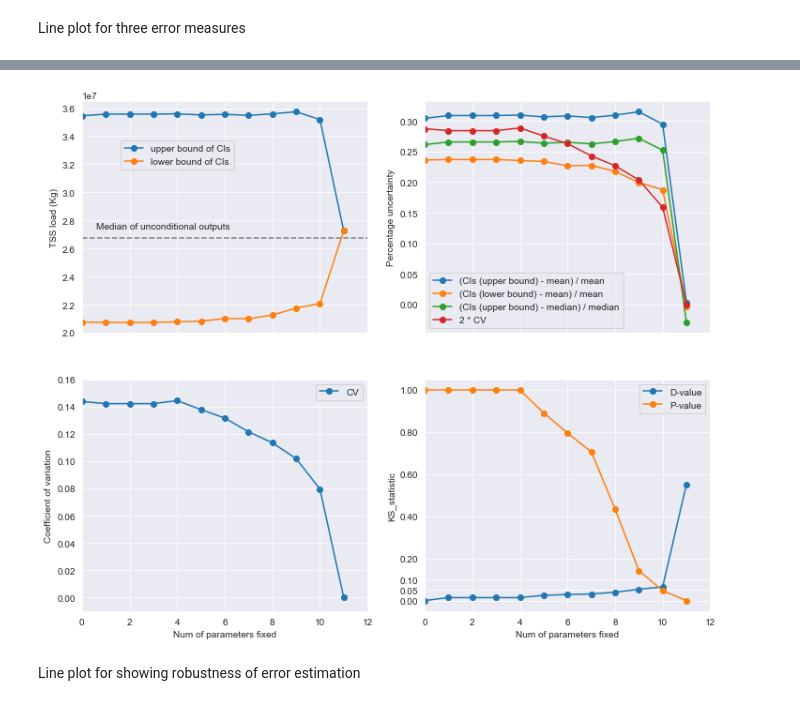
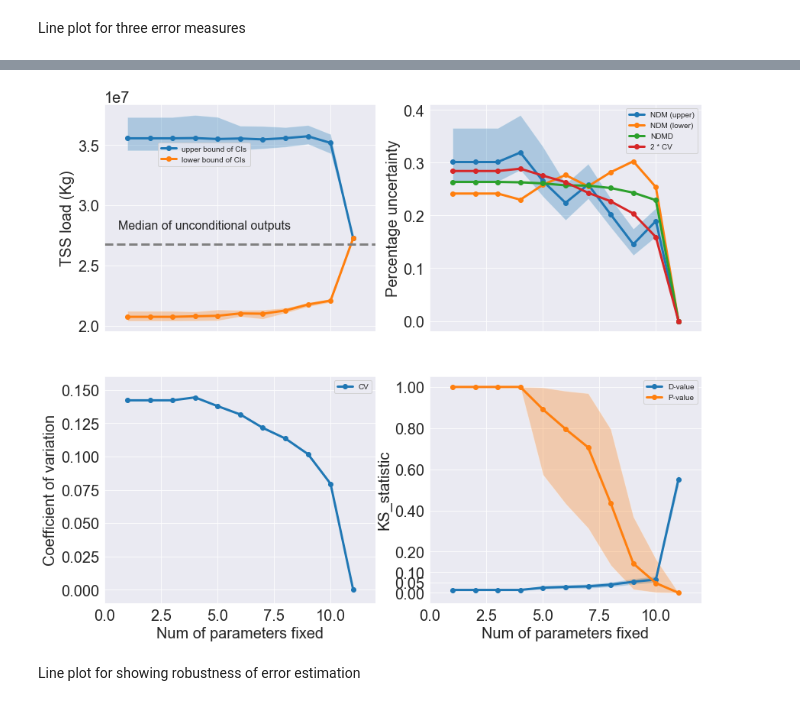
Before and after one commit to QianWanghhu/factor_fixing, a Jupyter notebook: qian_dev/visualization.ipynb, the cells around one changed output, grey strips where cells are left out. Cells and saved outputs as stored; diff of their text form; code cells hidden in the pictures.

```diff
--- a/qian_dev/visualization.ipynb
+++ b/qian_dev/visualization.ipynb
@@ -131,10 +130,12 @@ plot_heatmap(df, save=True, save_name=filename.split('.')[0])
 Line plot for three error measures
 # %%
 # prepare the data for plot: confidence intervals and the coefficient of variation
-filepath = '../output/paper/error_measures/'
-filename = ['cf_upper', 'cf_lower', 'cv', 'conf_width_relative_95', 'ks', 'pvalue']
+filepath = '../output/paper/error_measures/0913/'
+filename = ['cf_upper', 'cf_lower', 'cv', 'ks', 'pvalue', 'cf_upper_upper',
+'cf_upper_lower', 'cf_lower_upper', 'cf_lower_lower',
+'ks_lower', 'ks_upper', 'pvalue_lower', 'pvalue_upper', 'cond_mean']
 # read statistics from the file y_uncond_stats.json
-with open(f'{filepath}y_uncond_stats.json', 'r') as fp: y_uncond_stat = json.load(fp)
+# with open(f'{filepath}y_uncond_stats.json', 'r') as fp: y_uncond_stat = json.load(fp)
 
 # get data in the corresponding column
 num_params = 11
@@ -147,14 +148,20 @@ df.index = np.arange(df.shape[0], 0, -1)
 df.index.name = 'Num of parameters fixed'
 df.reset_index(inplace=True)
 # add the one with no parameter fixed
-df.loc[11, :] = [0, y_uncond_stat['cf_upper'], y_uncond_stat['cf_lower'],
-                y_uncond_stat['cv'], 1, 0, 1]
+# df.loc[11, :] = [0, y_uncond_stat['cf_upper'], y_uncond_stat['cf_lower'],
+#                 y_uncond_stat['cv'], 1, 0, 1]
 # %%
 # add the relative change of CIs formed as the deviation to median
-cf_median = (y_uncond_stat['cf_upper'] + y_uncond_stat['cf_lower']) / 2
-df.loc[:, 'upper_mean'] = (df.cf_upper - y_uncond_stat['mean']) / y_uncond_stat['mean']
-df.loc[:, 'lower_mean'] = (y_uncond_stat['mean'] - df.cf_lower) / y_uncond_stat['mean']
-df.loc[:, 'cf_median_mean'] = (df.cf_upper - cf_median) / cf_median
+cf_median = (df.loc[:, 'cf_upper'] + df.loc[:, 'cf_lower']) / 2
+df.loc[:, 'upper_mean'] = (df.cf_upper - df.cond_mean) / df.cond_mean
+df.loc[:, 'upper_mean_lower'] = (df.cf_upper_lower - df.cond_mean) / df.cond_mean
+df.loc[:, 'upper_mean_upper'] = (df.cf_upper_upper - df.cond_mean) / df.cond_mean
+df.loc[:, 'lower_mean'] = (df.cond_mean - df.cf_lower) / df.cond_mean
+df.loc[:, 'lower_mean_lower'] = (df.cond_mean - df.cf_lower_lower) / df.cond_mean
+df.loc[:, 'lower_mean_upper'] = (df.cond_mean - df.cf_lower_upper) / df.cond_mean
+df.loc[:, 'cf_median_mean'] = (cf_median - df.cf_lower) / cf_median
+df.loc[:, 'cf_median_lower'] = (cf_median - df.cf_lower_lower) / cf_median
+df.loc[:, 'cf_median_upper'] = (cf_median - df.cf_lower_upper) / cf_median
 df.loc[:, 'cf_cv'] = 2 * df['cv']
 # %%
 df
@@ -177,37 +183,44 @@ df
 sns.set_style('darkgrid')
 fs = 10
 fig, axes = plt.subplots(2, 2, sharex=True)
 x_col = 'Num of parameters fixed'
 ax = df.plot(x=x_col, y=filename[0:2],
-            figsize=(12, 10), marker='o', ax=axes[0, 0])
+            figsize=(14, 12), marker='o', ax=axes[0, 0])
+ax.fill_between(df.loc[:, x_col], df.cf_upper_lower, df.cf_upper_upper, alpha=0.3)
+ax.fill_between(df.loc[:, x_col], df.cf_lower_lower, df.cf_lower_upper, alpha=0.3)
 
 ax.axhline(c='grey',linestyle='--', y=y_uncond_stat['median'])
 # ax.axhline(c='grey',linestyle='--', y=y_uncond_stat['cf_upper'])
 ax.text(0.05, 0.45, 'Median of unconditional outputs', transform=ax.transAxes) #c='k',
 
 ax.set_ylabel('TSS load (Kg)')
 ax.legend(['upper bound of CIs', 'lower bound of CIs'], fontsize=fs, bbox_to_anchor=(0.55, 0.85))
 
 ax1 = df.plot(x_col, ['upper_mean', 'lower_mean', 'cf_median_mean', 'cf_cv'], marker='o', ax=axes[0, 1])
+ax1.fill_between(df.loc[:, x_col], df.upper_mean_lower, df.upper_mean_upper, alpha=0.3)
+ax1.fill_between(df.loc[:, x_col], df.lower_mean_lower, df.lower_mean_upper, alpha=0.3)
+ax1.fill_between(df.loc[:, x_col], df.cf_median_lower, df.cf_median_upper, alpha=0.3)
 ax1.set_ylabel('Percentage uncertainty')
-ax1.legend(['(CIs (upper bound) - mean) / mean', '(CIs (lower bound) - mean) / mean', '(CIs (upper bound) - median) / median', '2 * CV'], fontsize=fs)
+ax1.legend(['NDM (upper)', 'NDM (lower)', 'NDMD', '2 * CV'], fontsize=fs)
 
 ax2 = df.plot(x_col, filename[2],
             ax=axes[1, 0], marker='o')
 ax2.set_ylim(-0.01, 0.16)
 ax2.set_ylabel('Coefficient of variation')
 ax2.legend(['CV'], fontsize=fs)
 
-ax3 = df.plot(x_col,filename[4:], marker='o', ax=axes[1, 1])
+ax3 = df.plot(x_col,['ks', 'pvalue'], marker='o', ax=axes[1, 1])
+ax3.fill_between(df.loc[:, x_col], df.ks_lower, df.ks_upper, alpha=0.3)
+ax3.fill_between(df.loc[:, x_col], df.pvalue_lower, df.pvalue_upper, alpha=0.3)
 ax3.set_xlim(*x_range)
 ax3.set_yticks([0, 0.05, 0.1, 0.2, 0.4, 0.6, 0.8, 1.0])
 ax3.set_ylabel('KS_statistic')
 ax3.legend(['D-value', 'P-value'], fontsize=fs) ;
 ax3.set_xlabel(x_col);
 fpath_save = '../output/paper/figure/'
 # plt.savefig(f'{fpath_save}/measures_two_panel.png', format='png', dpi=300, bbox_inches='tight')
 # %% [output]
-[figure, old version]
+[figure, new version]
 # %% [markdown]
 Line plot for showing robustness of error estimation
 # %%
```
Also changed, not shown: parts of 8 cells of this notebook.
